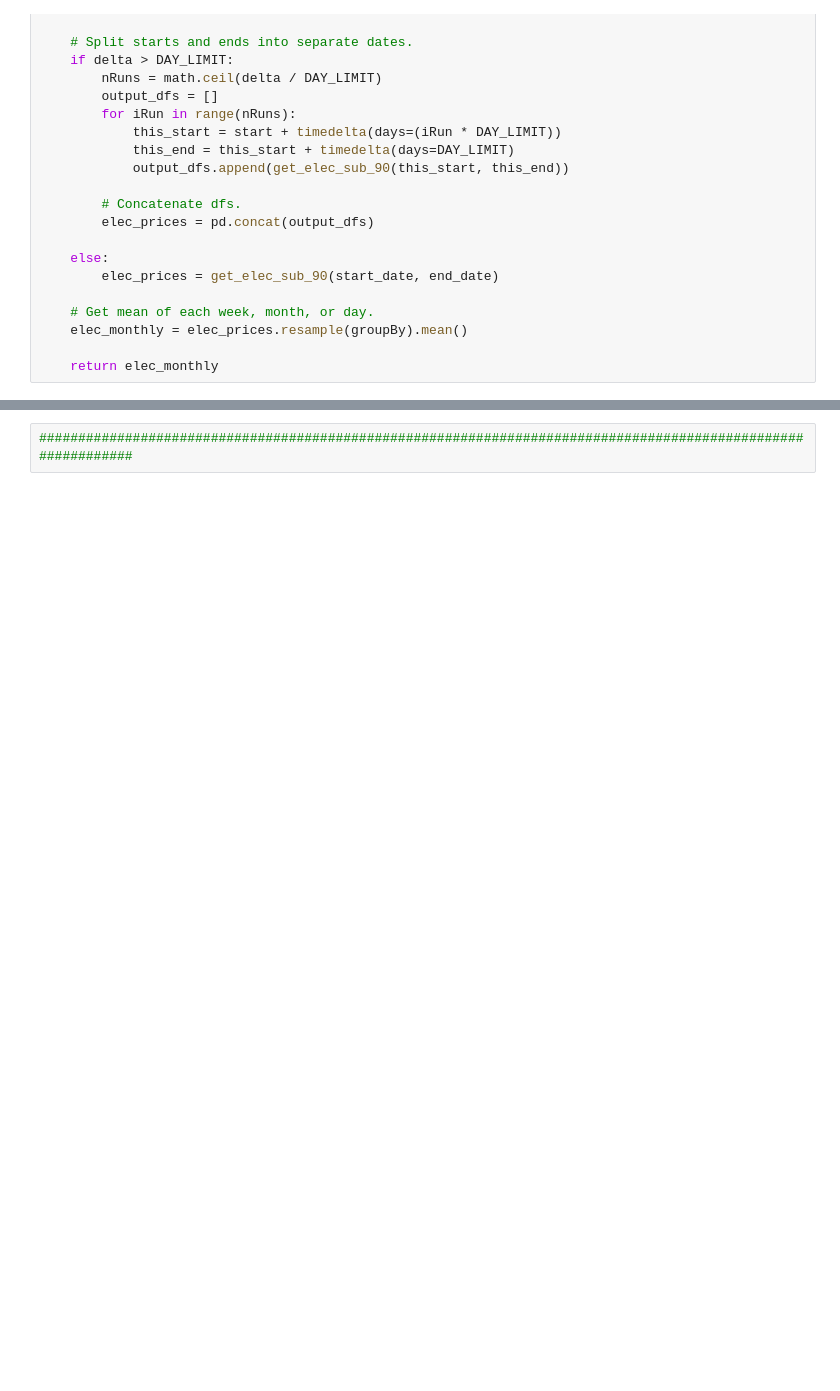
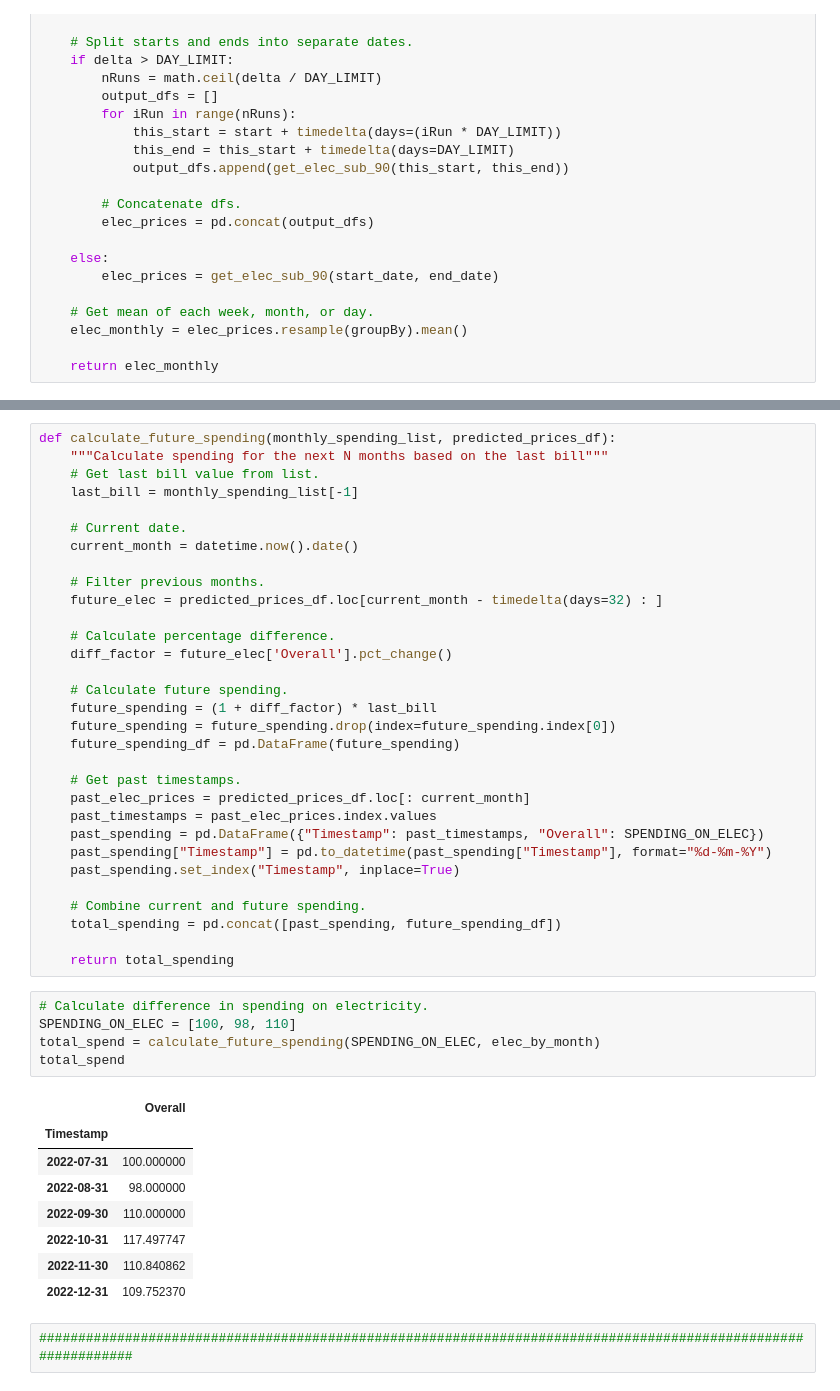
Before and after one commit to mjennings061/HackTheHub-TripleCookedChips, a Jupyter notebook: get_electricity.ipynb, the cells around one changed output, grey strips where cells are left out. Cells and saved outputs as stored; diff of their text form; blank space fills up the shorter version.

Commit message:
Added calculate_future_spending

```diff
--- a/get_electricity.ipynb
+++ b/get_electricity.ipynb
@@ -106,3 +98,48 @@ elec_by_month
+# %%
+def calculate_future_spending(monthly_spending_list, predicted_prices_df):
+    """Calculate spending for the next N months based on the last bill"""
+    # Get last bill value from list.
+    last_bill = monthly_spending_list[-1]
+
+    # Current date.
+    current_month = datetime.now().date()
+
+    # Filter previous months.
+    future_elec = predicted_prices_df.loc[current_month - timedelta(days=32) : ]
+
+    # Calculate percentage difference.
+    diff_factor = future_elec['Overall'].pct_change()
+
+    # Calculate future spending.
+    future_spending = (1 + diff_factor) * last_bill
+    future_spending = future_spending.drop(index=future_spending.index[0])
+    future_spending_df = pd.DataFrame(future_spending)
+
+    # Get past timestamps.
+    past_elec_prices = predicted_prices_df.loc[: current_month]
+    past_timestamps = past_elec_prices.index.values
+    past_spending = pd.DataFrame({"Timestamp": past_timestamps, "Overall": SPENDING_ON_ELEC})
+    past_spending["Timestamp"] = pd.to_datetime(past_spending["Timestamp"], format="%d-%m-%Y")
+    past_spending.set_index("Timestamp", inplace=True)
+
+    # Combine current and future spending.
+    total_spending = pd.concat([past_spending, future_spending_df])
+
+    return total_spending
+# %%
+# Calculate difference in spending on electricity.
+SPENDING_ON_ELEC = [100, 98, 110]
+total_spend = calculate_future_spending(SPENDING_ON_ELEC, elec_by_month)
+total_spend
+# %% [output]
+|  | Overall |
+| Timestamp |  |
+| 2022-07-31 | 100.000000 |
+| 2022-08-31 | 98.000000 |
+| 2022-09-30 | 110.000000 |
+| 2022-10-31 | 117.497747 |
+| 2022-11-30 | 110.840862 |
+| 2022-12-31 | 109.752370 |
 # %%
 ##############################################################################################################
 # %%
```
Also changed, not shown: parts of 4 cells of this notebook.
